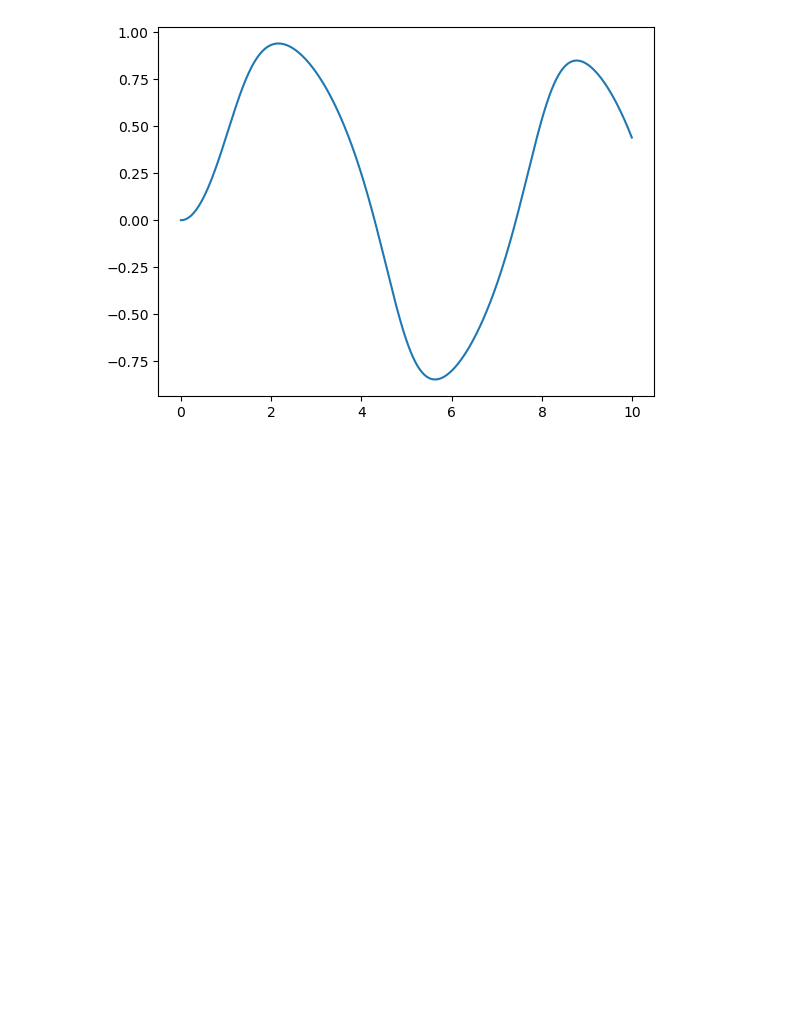
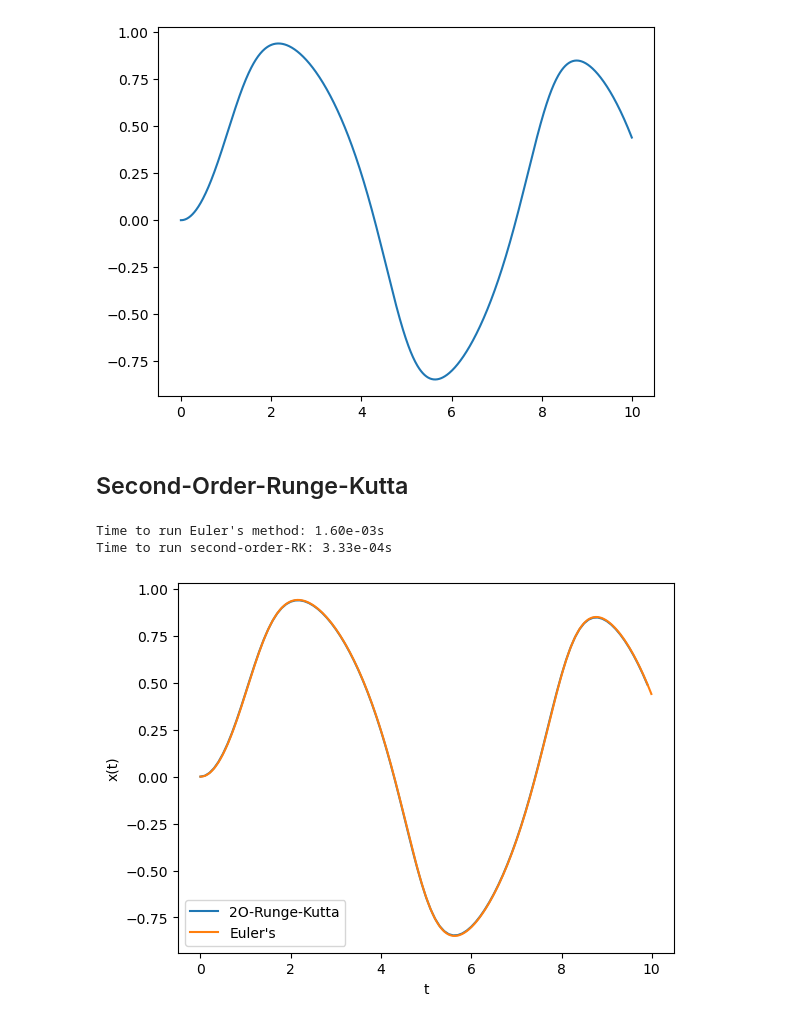
Before and after one commit to jamesobaldwin/CUNY_coursework, a Jupyter notebook: CM/code/CM_practice_code.ipynb, the cells around one changed output. Saved outputs shown, nothing was run; the diff lists cells and outputs as text; code cells hidden in the pictures; blank space fills up the shorter version.

```diff
--- a/CM/code/CM_practice_code.ipynb
+++ b/CM/code/CM_practice_code.ipynb
@@ -857,9 +858,47 @@ def euler(f, eval_points, step, init_condit):
         x += step*f(x,t)
     return x_vals
 
+start = time.time()
 f_x_vals = euler(f, t_vals, h, 0)
+end = time.time()
 # %%
 plt.plot(t_vals, f_x_vals)
 plt.show()
 # %% [output]
 [figure]
+# %% [markdown]
+## Second-Order-Runge-Kutta
+# %%
+a1= 0
+b1= 10
+N1= 100
+h1= (b1 - a1) / N1   # size of one step
+t_vals1= np.arange(a1,b1,h1)  # evaluation points
+
+def rk_2(f, eval_points, step, init_condit):
+    x_vals = []
+    x = init_condit
+    for t in eval_points:
+        x_vals.append(x)
+        k1 = h*f(x,t)
+        k2 = h*f(x + (0.5*k1), t + (0.5*h))
+        x += k2
+    return x_vals
+
+start1 = time.time()
+fx_vals_rk = rk_2(f, t_vals1, h1, 0.)
+end1 = time.time()
+
+print(f'Time to run Euler\'s method: {end-start:.02e}s')
+print(f'Time to run second-order-RK: {end1-start1:.02e}s')
+
+plt.plot(t_vals1, fx_vals_rk, label='2O-Runge-Kutta')
+plt.plot(t_vals, f_x_vals, label='Euler\'s')
+plt.xlabel('t')
+plt.ylabel('x(t)')
+plt.legend()
+plt.show()
+# %% [output]
+Time to run Euler's method: 1.60e-03s
+Time to run second-order-RK: 3.33e-04s
+[figure, added]
```
Also changed, not shown: parts of 7 cells of this notebook.
